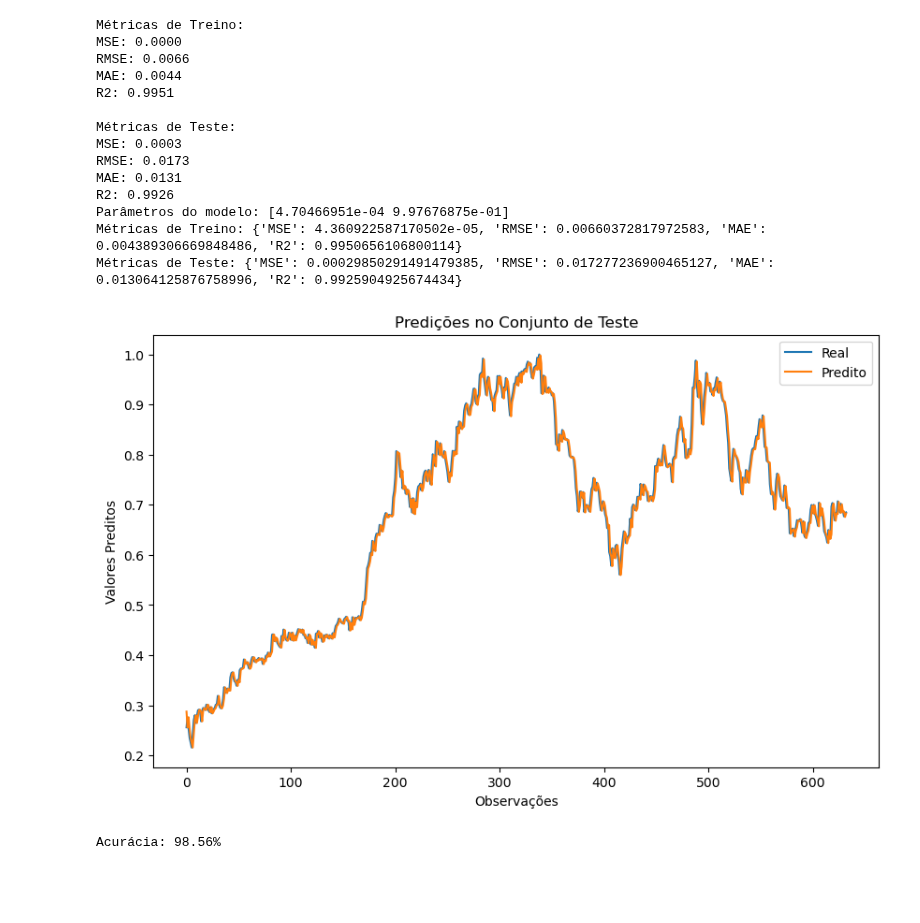
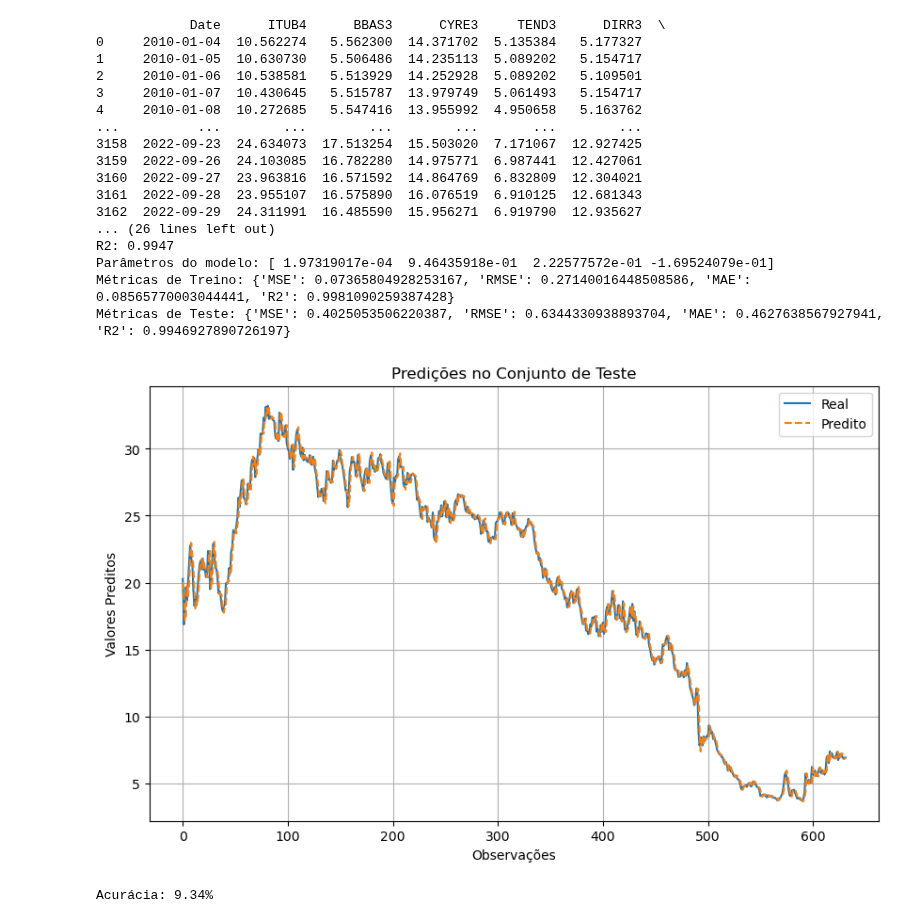
Before and after one commit to diogobrasil/analises-tcc-cripto, a Jupyter notebook: main/notebooks/linear_regression_analysis/linear_regression_analysis.ipynb, the cells around one changed output. Drawn from its saved outputs; the diff is of its cells as text; code cells hidden in the pictures; blank space fills up the shorter version.

Commit message:
feat: Add data normalization to linear regression training process and update argument handling

```diff
--- a/main/notebooks/linear_regression_analysis/linear_regression_analysis.ipynb
+++ b/main/notebooks/linear_regression_analysis/linear_regression_analysis.ipynb
@@ -12,53 +12,55 @@ import matplotlib.pyplot as plt
 from classes.neural_networks.training.train_linear_regression import train_and_evaluate
 
 # Definir os parâmetros
-csv_path = "../../datasets/b3_dados/processed/selected_stocks_normalized.csv"
-target = "VALE3"
-normalization = "min_max"
-window = 1
+csv_path = "../../datasets/b3_dados/processed/acoes_concat.csv"
+target = "TEND3"
+window = 3
 # %%
-# Treinar e avaliar o modelo
-model, theta, train_metrics, test_metrics, y_test, test_predictions = train_and_evaluate(csv_path, target, normalization, window)
+# Chama a função para treinar e avaliar o modelo
+model, theta, train_metrics, test_metrics, y_test, test_predictions = train_and_evaluate(csv_path, target, window)
 
-# Agora você pode usar `model`, `theta`, `train_metrics`, `test_metrics`, `y_test` e `test_predictions` para análises adicionais
+# Exibe os parâmetros do modelo e as métricas de treino e teste
 print("Parâmetros do modelo:", theta)
 print("Métricas de Treino:", train_metrics)
 print("Métricas de Teste:", test_metrics)
 
-# Visualizar os resultados
+# Visualiza os resultados
 plt.figure(figsize=(10, 6))
 plt.plot(y_test, label='Real')
-plt.plot(test_predictions, label='Predito')
+plt.plot(test_predictions, label='Predito', linestyle='--')  # O predito agora é tracejado
 plt.title("Predições no Conjunto de Teste")
 plt.xlabel('Observações')
 plt.ylabel('Valores Preditos')
+plt.grid(True)
 plt.legend()
 plt.show()
+
+# Define um limiar para considerar uma previsão como correta
+threshold = 0.05
+
+# Calcula a acurácia
+accuracy = sum(abs(test_predictions - y_test) < threshold) / len(y_test)
+print(f"Acurácia: {accuracy * 100:.2f}%")
 # %% [output]
-Métricas de Treino:
-MSE: 0.0000
-RMSE: 0.0066
-MAE: 0.0044
-R2: 0.9951
-
-Métricas de Teste:
-MSE: 0.0003
-RMSE: 0.0173
-MAE: 0.0131
-R2: 0.9926
-Parâmetros do modelo: [4.70466951e-04 9.97676875e-01]
-Métricas de Treino: {'MSE': 4.360922587170502e-05, 'RMSE': 0.00660372817972583, 'MAE': 0.004389306669848486, 'R2': 0.9950656106800114}
-Métricas de Teste: {'MSE': 0.00029850291491479385, 'RMSE': 0.017277236900465127, 'MAE': 0.013064125876758996, 'R2': 0.9925904925674434}
+            Date      ITUB4      BBAS3      CYRE3     TEND3      DIRR3  \
+0     2010-01-04  10.562274   5.562300  14.371702  5.135384   5.177327
+1     2010-01-05  10.630730   5.506486  14.235113  5.089202   5.154717
+2     2010-01-06  10.538581   5.513929  14.252928  5.089202   5.109501
+3     2010-01-07  10.430645   5.515787  13.979749  5.061493   5.154717
+4     2010-01-08  10.272685   5.547416  13.955992  4.950658   5.163762
+...          ...        ...        ...        ...       ...        ...
+3158  2022-09-23  24.634073  17.513254  15.503020  7.171067  12.927425
+3159  2022-09-26  24.103085  16.782280  14.975771  6.987441  12.427061
+3160  2022-09-27  23.963816  16.571592  14.864769  6.832809  12.304021
+3161  2022-09-28  23.955107  16.575890  16.076519  6.910125  12.681343
+3162  2022-09-29  24.311991  16.485590  15.956271  6.919790  12.935627
+... (26 lines left out)
+R2: 0.9947
+Parâmetros do modelo: [ 1.97319017e-04  9.46435918e-01  2.22577572e-01 -1.69524079e-01]
+Métricas de Treino: {'MSE': 0.07365804928253167, 'RMSE': 0.27140016448508586, 'MAE': 0.08565770003044441, 'R2': 0.9981090259387428}
+Métricas de Teste: {'MSE': 0.4025053506220387, 'RMSE': 0.6344330938893704, 'MAE': 0.4627638567927941, 'R2': 0.9946927890726197}
-[figure, old version]
+[figure, new version]
+Acurácia: 9.34%
-# %%
-# Definir um limiar para considerar uma previsão como correta
-threshold = 0.05
-
-# Calcular a acurácia
-accuracy = sum(abs(test_predictions - y_test) < threshold) / len(y_test)
-print(f"Acurácia: {accuracy * 100:.2f}%")
-# %% [output]
-Acurácia: 98.56%
 # %%
 y_test
 # %% [output]
```
Also changed, not shown: parts of 3 cells of this notebook, 1 other file.
